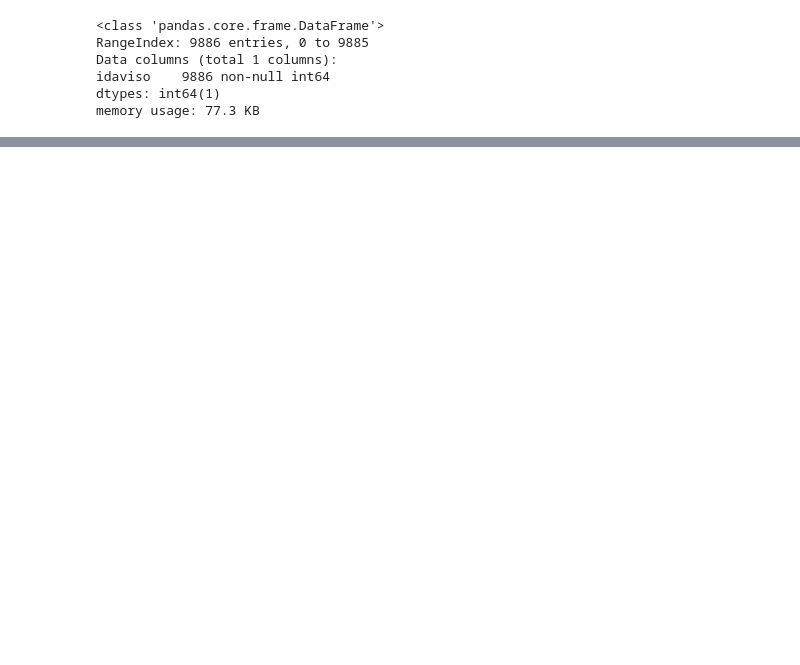
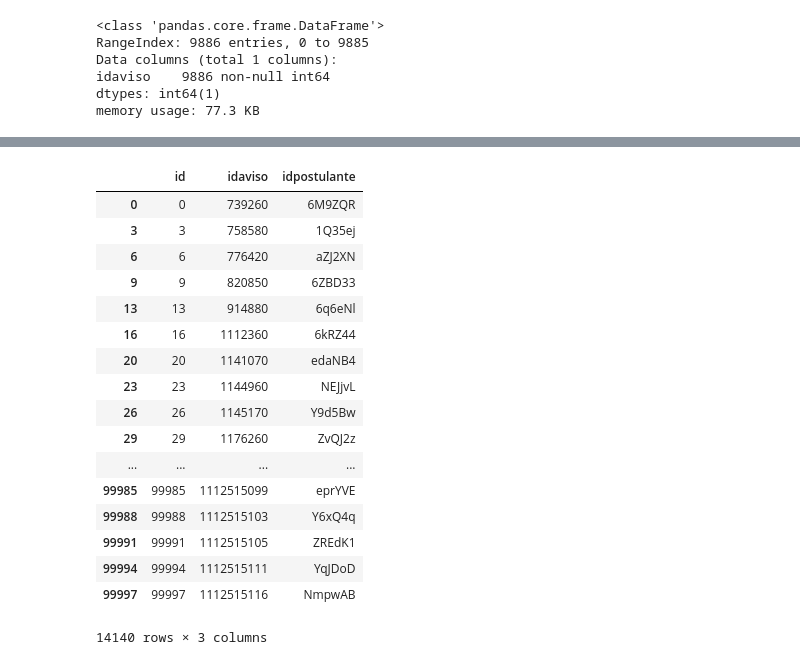
Before and after one commit to lucioll/NaventDatosTP, a Jupyter notebook: Machine Learning-Lucio.ipynb, the cells around one changed output, grey strips where cells are left out. Saved outputs shown, nothing was run; the diff lists cells and outputs as text; code cells hidden in the pictures; blank space fills up the shorter version.

```diff
--- a/Machine Learning-Lucio.ipynb
+++ b/Machine Learning-Lucio.ipynb
@@ -101,0 +340,2 @@ memory usage: 3.9+ MB
+# %%
+testingSet = pd.read_csv('Data/test_final_100k.csv')
@@ -101,0 +355,21 @@ memory usage: 3.9+ MB
+# %%
+testingSet.drop_duplicates(subset='idaviso', keep='first')
+# %% [output]
+|  | id | idaviso | idpostulante |
+| 0 | 0 | 739260 | 6M9ZQR |
+| 3 | 3 | 758580 | 1Q35ej |
+| 6 | 6 | 776420 | aZJ2XN |
+| 9 | 9 | 820850 | 6ZBD33 |
+| 13 | 13 | 914880 | 6q6eNl |
+| 16 | 16 | 1112360 | 6kRZ44 |
+| 20 | 20 | 1141070 | edaNB4 |
+| 23 | 23 | 1144960 | NEJjvL |
+| 26 | 26 | 1145170 | Y9d5Bw |
+| 29 | 29 | 1176260 | ZvQJ2z |
+| ... | ... | ... | ... |
+| 99985 | 99985 | 1112515099 | eprYVE |
+| 99988 | 99988 | 1112515103 | Y6xQ4q |
+| 99991 | 99991 | 1112515105 | ZREdK1 |
+| 99994 | 99994 | 1112515111 | YqJDoD |
+| 99997 | 99997 | 1112515116 | NmpwAB |
+14140 rows × 3 columns
```
Also changed, not shown: parts of 43 cells of this notebook, 2 other files.
